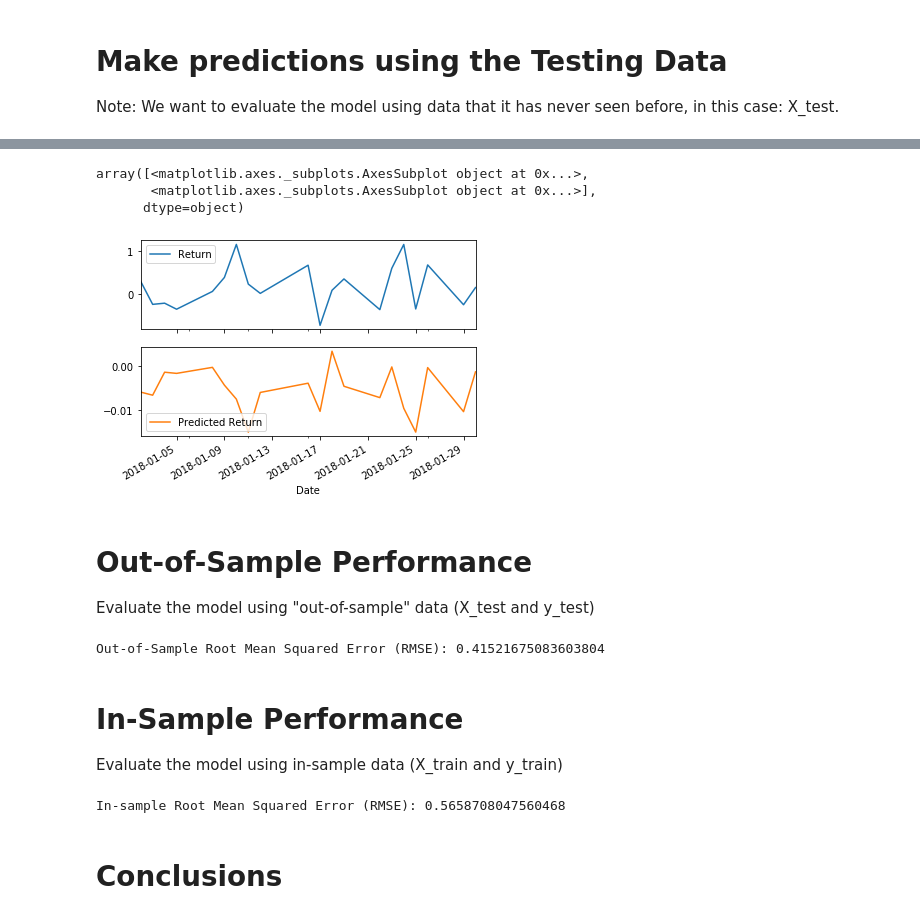
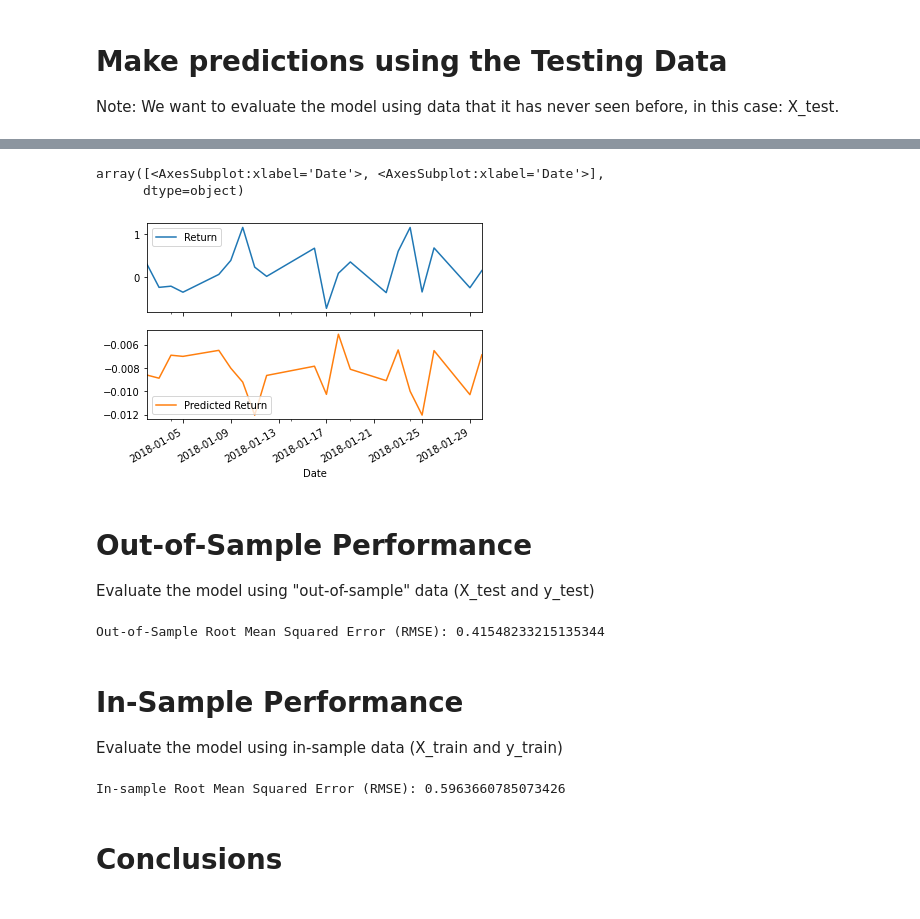
Before and after one commit to dbogatic/time-series-homework, a Jupyter notebook: regression_analysis.ipynb, the cells around one changed output, grey strips where cells are left out. Cells and saved outputs as stored; diff of their text form; code cells hidden in the pictures.

Commit message:
regression

```diff
--- a/regression_analysis.ipynb
+++ b/regression_analysis.ipynb
@@ -93,0 +80,3 @@ X_train
+# %%
+X_train.dropna(inplace=True)
+X_train.head()
@@ -98,5 +95,9 @@ X_train
 from sklearn.linear_model import LinearRegression
 
 # Fit a SKLearn linear regression using just the training set (X_train, Y_train):
-# YOUR CODE HERE!
+
+model = LinearRegression()
+model
+model.fit(X_train, y_train)
+LinearRegression(copy_X=True, fit_intercept=True,n_jobs=None, normalize=False)
 # %% [output]
@@ -107,7 +108,10 @@ LinearRegression(copy_X=True, fit_intercept=True, n_jobs=None, normalize=False)
 Note: We want to evaluate the model using data that it has never seen before, in this case: X_test.
 # %%
 # Make a prediction of "y" values using just the test dataset
-# YOUR CODE HERE!
+
+predictions = model.predict(X_test)
 # %%
 # Assemble actual y data (Y_test) with predicted y data (from just above) into two columns in a dataframe:
-# YOUR CODE HERE!
+Results = pd.DataFrame(y_test)
+Results["Predicted Return"] = predictions
+Results[:20]
@@ -114,11 +137,10 @@ Note: We want to evaluate the model using data that it has never seen before, in
 # %%
 # Plot the first 20 predictions vs the true values
-# YOUR CODE HERE!
+Results[:20].plot(subplots=True)
 # %% [output]
-array([<matplotlib.axes._subplots.AxesSubplot object at 0x...>,
-       <matplotlib.axes._subplots.AxesSubplot object at 0x...>],
+array([<AxesSubplot:xlabel='Date'>, <AxesSubplot:xlabel='Date'>],
       dtype=object)
-[figure, old version]
+[figure, new version]
 # %% [markdown]
 # Out-of-Sample Performance
 
@@ -126,30 +148,41 @@ Evaluate the model using "out-of-sample" data (X_test and y_test)
 # %%
 from sklearn.metrics import mean_squared_error
 # Calculate the mean_squared_error (MSE) on actual versus predicted test "y"
-# YOUR CODE HERE!
+
+mse = mean_squared_error(
+    Results["Return"],
+    Results["Predicted Return"]
+)
 
 # Using that mean-squared-error, calculate the root-mean-squared error (RMSE):
-# YOUR CODE HERE!
+
+rmse = np.sqrt(mse)
+print(f"Out-of-Sample Root Mean Squared Error (RMSE): {rmse}")
 # %% [output]
-Out-of-Sample Root Mean Squared Error (RMSE): 0.41521675083603804
+Out-of-Sample Root Mean Squared Error (RMSE): 0.41548233215135344
 # %% [markdown]
 # In-Sample Performance
 
 Evaluate the model using in-sample data (X_train and y_train)
 # %%
 # Construct a dataframe using just the "y" training data:
-# YOUR CODE HERE!
+
+in_sample_results = pd.DataFrame(y_train)
 
 # Add a column of "in-sample" predictions to that dataframe:
-# YOUR CODE HERE!
+
+in_sample_results["In-sample Predictions"] = model.predict(X_train)
 
 # Calculate in-sample mean_squared_error (for comparison to out-of-sample)
-# YOUR CODE HERE!
+
+in_sample_mse = mean_squared_error(in_sample_results["Return"],in_sample_results["In-sample Predictions"])
 
 # Calculate in-sample root mean_squared_error (for comparison to out-of-sample)
-# YOUR CODE HERE!
+
+in_sample_rmse = np.sqrt(in_sample_mse)
+print(f"In-sample Root Mean Squared Error (RMSE): {in_sample_rmse}")
 # %% [output]
-In-sample Root Mean Squared Error (RMSE): 0.5658708047560468
+In-sample Root Mean Squared Error (RMSE): 0.5963660785073426
 # %% [markdown]
 # Conclusions
 # %% [markdown]
```
Also changed, not shown: parts of 8 cells of this notebook.
